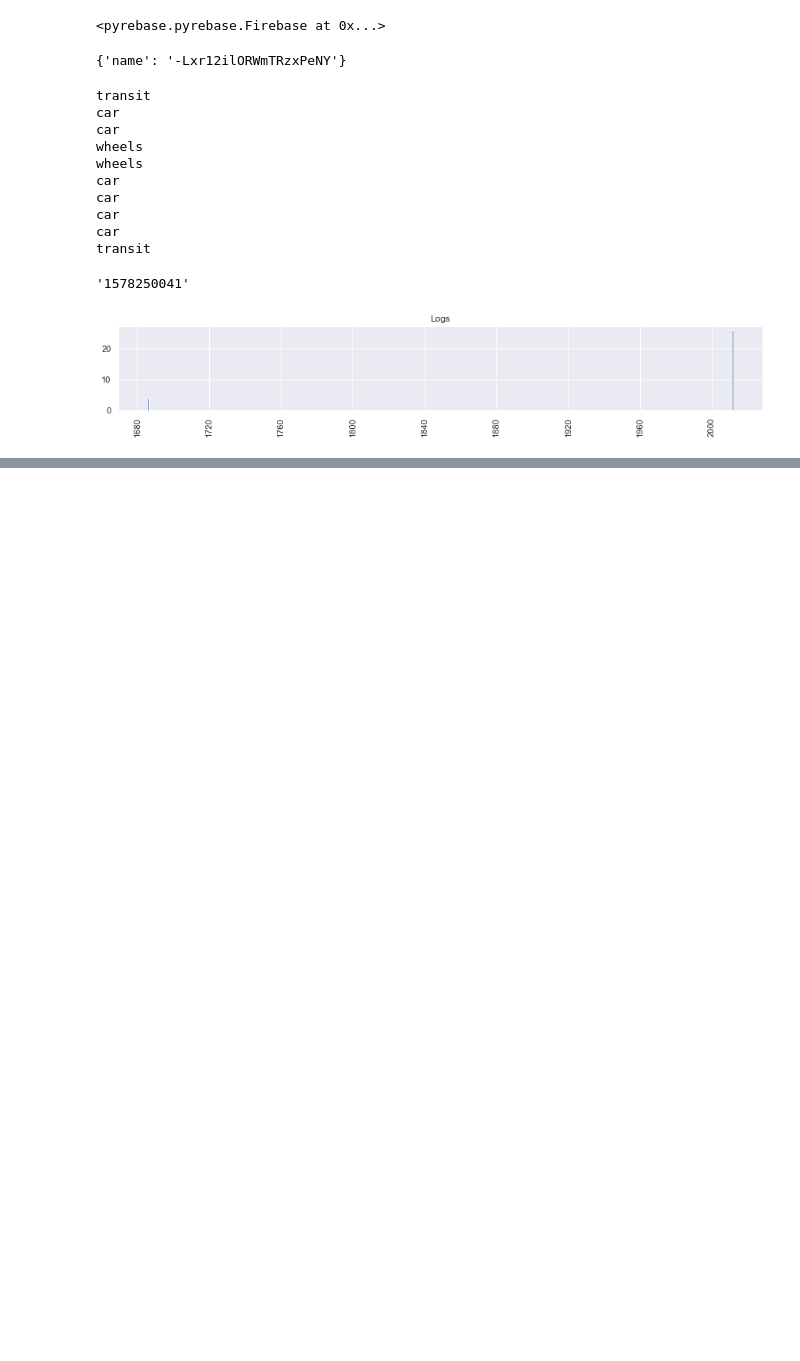
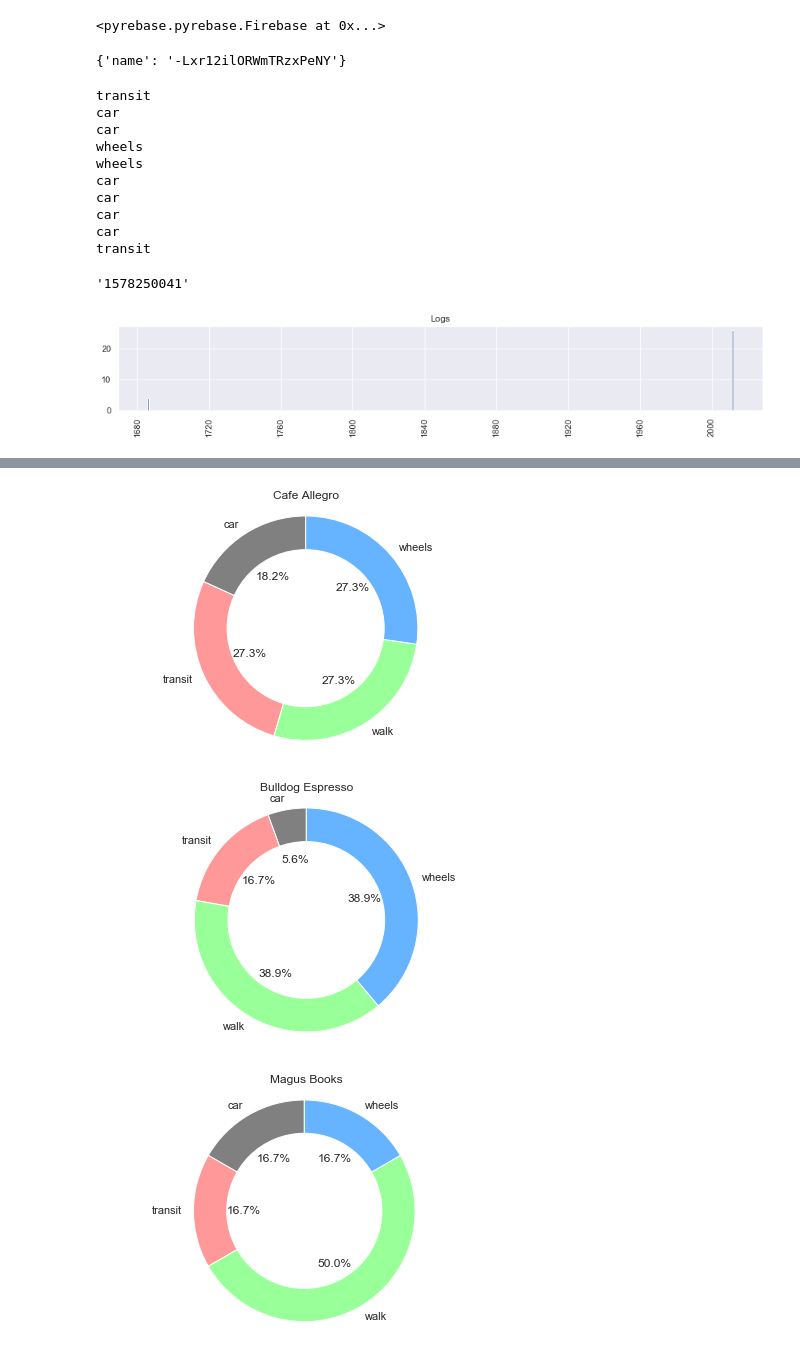
Before and after one commit to modesurvey/dataviz, a Jupyter notebook: pull_from_firebase.ipynb, the cells around one changed output, grey strips where cells are left out. Saved outputs shown, nothing was run; the diff lists cells and outputs as text; code cells hidden in the pictures; blank space fills up the shorter version.

```diff
--- a/pull_from_firebase.ipynb
+++ b/pull_from_firebase.ipynb
@@ -121,0 +139,27 @@ sns.set(font_scale=1)
+# %%
+# Pie chart
+
+for u in grouped_data['unit'].unique():
+    mini = grouped_data[grouped_data['unit'] == u]
+    labels = mini['type']
+    sizes = mini['count']
+
+    #colors
+    colors = ['#808080','#ff9999','#99ff99','#66b3ff']
+
+    fig1, ax1 = plt.subplots()
+    ax1.pie(sizes, colors = colors, labels=labels, autopct='%1.1f%%', startangle=90, pctdistance=.55)
+    #draw circle
+    centre_circle = plt.Circle((0,0),0.70,fc='white')
+    fig = plt.gcf()
+    fig.gca().add_artist(centre_circle)
+    # Equal aspect ratio ensures that pie is drawn as a circle
+    plt.title(u)
+    ax1.axis('equal')
+    plt.tight_layout()
+    plt.savefig(f'{u}_circle.png')
+    plt.show()
+# %% [output]
+[figure, added]
+[figure, added]
+[figure, added]
```
Also changed, not shown: parts of 3 cells of this notebook, 1 other file.
